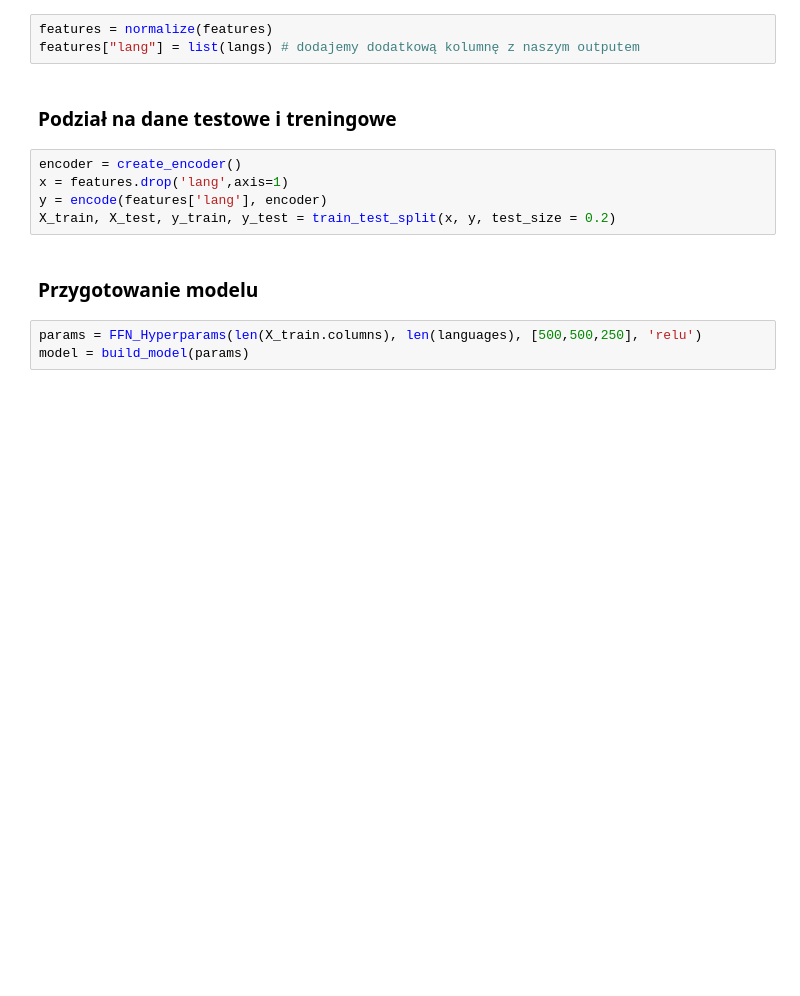
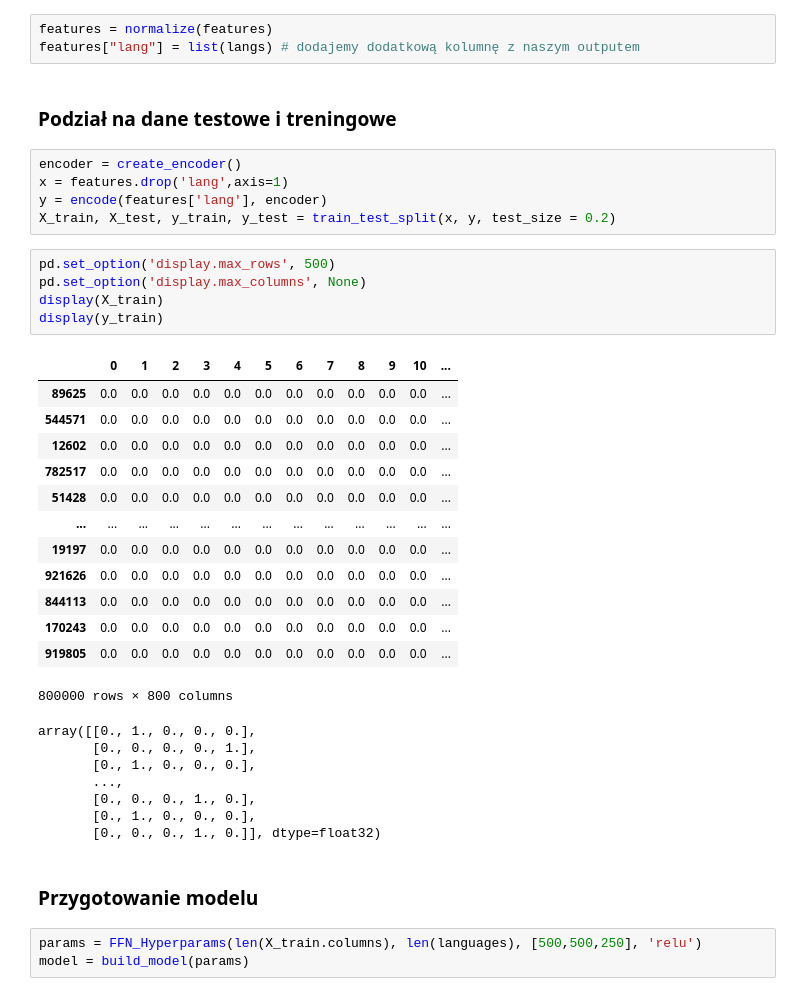
Before and after one commit to Kamczii/Language-recognition-AI, a Jupyter notebook: build_words_model.ipynb, the cells around one changed output. Saved outputs shown, nothing was run; the diff lists cells and outputs as text; blank space fills up the shorter version.

```diff
--- a/build_words_model.ipynb
+++ b/build_words_model.ipynb
@@ -40,6 +65,32 @@ encoder = create_encoder()
 x = features.drop('lang',axis=1)
 y = encode(features['lang'], encoder)
 X_train, X_test, y_train, y_test = train_test_split(x, y, test_size = 0.2)
+# %%
+pd.set_option('display.max_rows', 500)
+pd.set_option('display.max_columns', None)
+display(X_train)
+display(y_train)
+# %% [output]
+|  | 0 | 1 | 2 | 3 | 4 | 5 | 6 | 7 | 8 | 9 | 10 | ... |
+| 89625 | 0.0 | 0.0 | 0.0 | 0.0 | 0.0 | 0.0 | 0.0 | 0.0 | 0.0 | 0.0 | 0.0 | ... |
+| 544571 | 0.0 | 0.0 | 0.0 | 0.0 | 0.0 | 0.0 | 0.0 | 0.0 | 0.0 | 0.0 | 0.0 | ... |
+| 12602 | 0.0 | 0.0 | 0.0 | 0.0 | 0.0 | 0.0 | 0.0 | 0.0 | 0.0 | 0.0 | 0.0 | ... |
+| 782517 | 0.0 | 0.0 | 0.0 | 0.0 | 0.0 | 0.0 | 0.0 | 0.0 | 0.0 | 0.0 | 0.0 | ... |
+| 51428 | 0.0 | 0.0 | 0.0 | 0.0 | 0.0 | 0.0 | 0.0 | 0.0 | 0.0 | 0.0 | 0.0 | ... |
+| ... | ... | ... | ... | ... | ... | ... | ... | ... | ... | ... | ... | ... |
+| 19197 | 0.0 | 0.0 | 0.0 | 0.0 | 0.0 | 0.0 | 0.0 | 0.0 | 0.0 | 0.0 | 0.0 | ... |
+| 921626 | 0.0 | 0.0 | 0.0 | 0.0 | 0.0 | 0.0 | 0.0 | 0.0 | 0.0 | 0.0 | 0.0 | ... |
+| 844113 | 0.0 | 0.0 | 0.0 | 0.0 | 0.0 | 0.0 | 0.0 | 0.0 | 0.0 | 0.0 | 0.0 | ... |
+| 170243 | 0.0 | 0.0 | 0.0 | 0.0 | 0.0 | 0.0 | 0.0 | 0.0 | 0.0 | 0.0 | 0.0 | ... |
+| 919805 | 0.0 | 0.0 | 0.0 | 0.0 | 0.0 | 0.0 | 0.0 | 0.0 | 0.0 | 0.0 | 0.0 | ... |
+800000 rows × 800 columns
+array([[0., 1., 0., 0., 0.],
+       [0., 0., 0., 0., 1.],
+       [0., 1., 0., 0., 0.],
+       ...,
+       [0., 0., 0., 1., 0.],
+       [0., 1., 0., 0., 0.],
+       [0., 0., 0., 1., 0.]], dtype=float32)
 # %% [markdown]
 ### Przygotowanie modelu
 # %%
```
Also changed, not shown: parts of 7 cells of this notebook, 19 other files.
